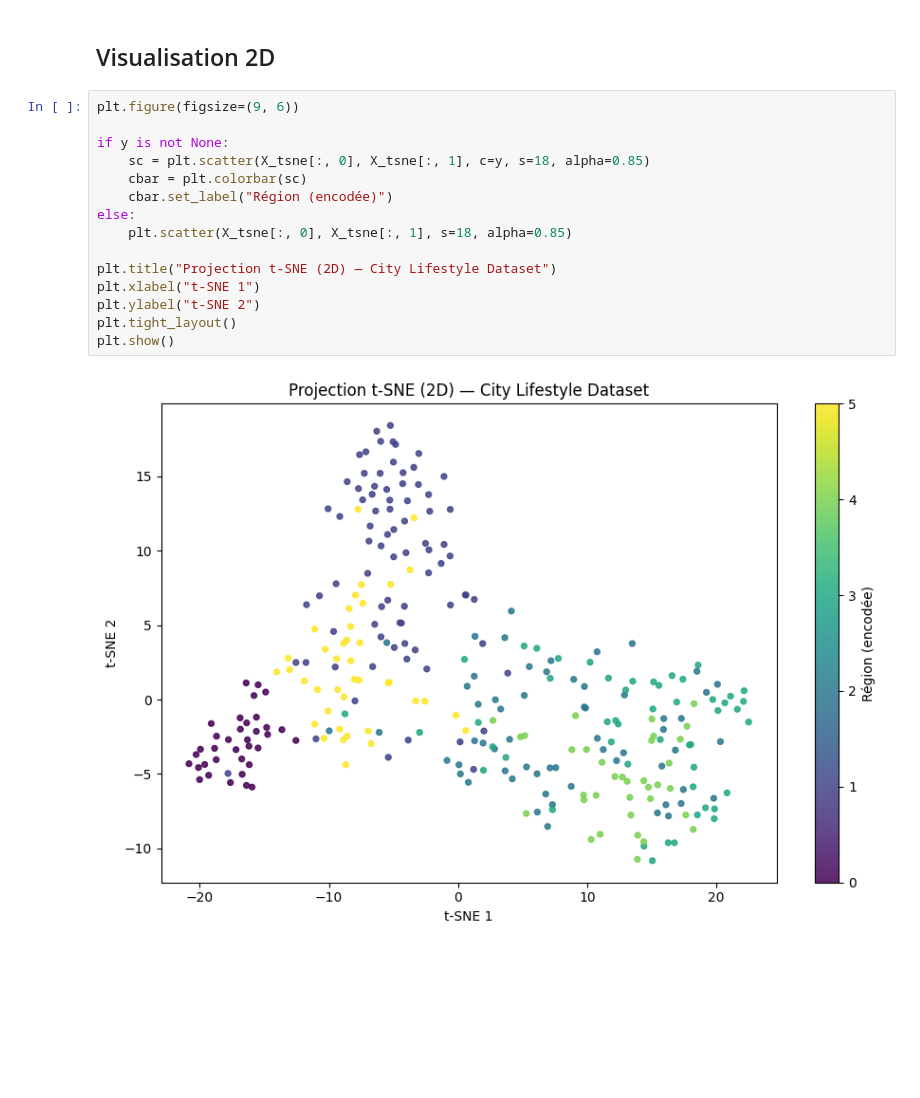
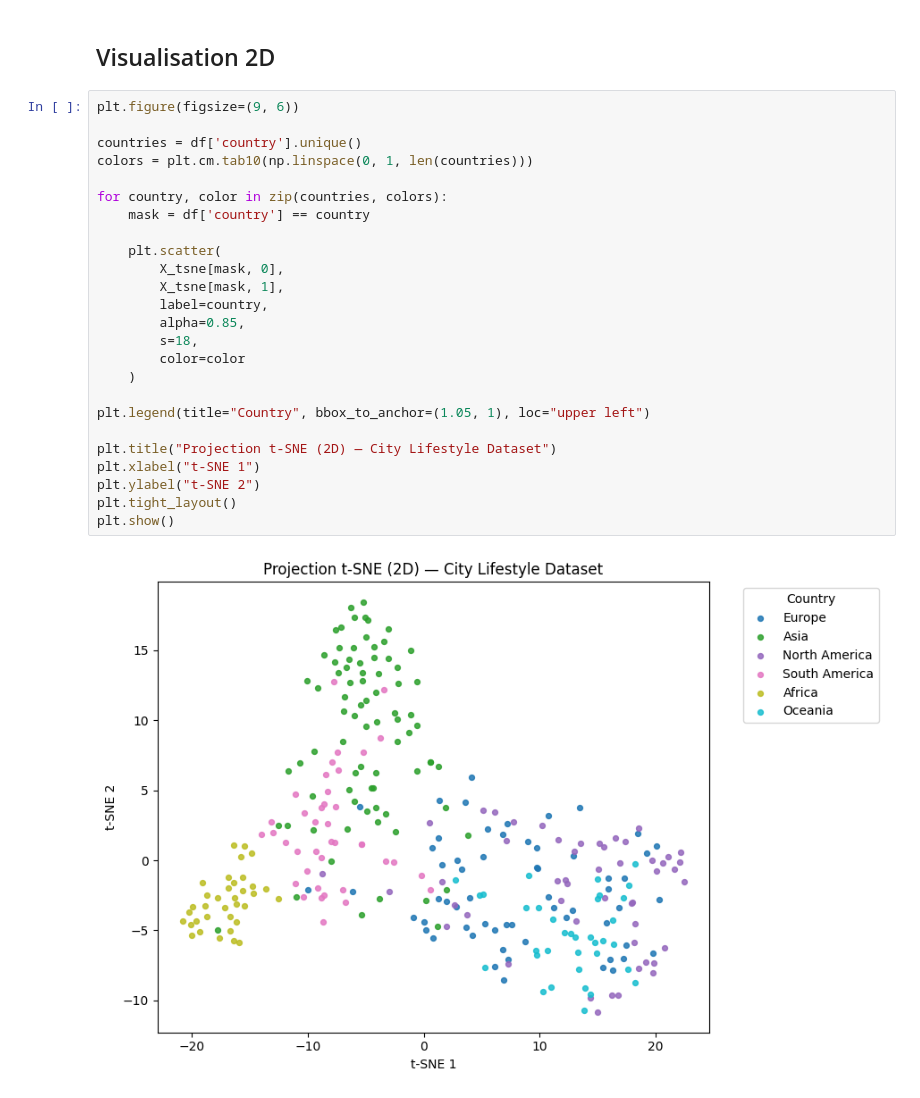
Before and after one commit to wixii/projet-final, a Jupyter notebook: notebooks/tsne.ipynb, the cells around one changed output. Cells and saved outputs as stored; diff of their text form; blank space fills up the shorter version.

```diff
--- a/notebooks/tsne.ipynb
+++ b/notebooks/tsne.ipynb
@@ -83,17 +83,27 @@ X_tsne = tsne.fit_transform(X_scaled)
 # %%
 plt.figure(figsize=(9, 6))
 
-if y is not None:
-    sc = plt.scatter(X_tsne[:, 0], X_tsne[:, 1], c=y, s=18, alpha=0.85)
-    cbar = plt.colorbar(sc)
-    cbar.set_label("Région (encodée)")
-else:
-    plt.scatter(X_tsne[:, 0], X_tsne[:, 1], s=18, alpha=0.85)
+countries = df['country'].unique()
+colors = plt.cm.tab10(np.linspace(0, 1, len(countries)))
+
+for country, color in zip(countries, colors):
+    mask = df['country'] == country
+
+    plt.scatter(
+        X_tsne[mask, 0],
+        X_tsne[mask, 1],
+        label=country,
+        alpha=0.85,
+        s=18,
+        color=color
+    )
+
+plt.legend(title="Country", bbox_to_anchor=(1.05, 1), loc="upper left")
 
 plt.title("Projection t-SNE (2D) — City Lifestyle Dataset")
 plt.xlabel("t-SNE 1")
 plt.ylabel("t-SNE 2")
 plt.tight_layout()
 plt.show()
 # %% [output]
-[figure, old version]
+[figure, new version]
```
Also changed, not shown: parts of 1 cell of this notebook.
